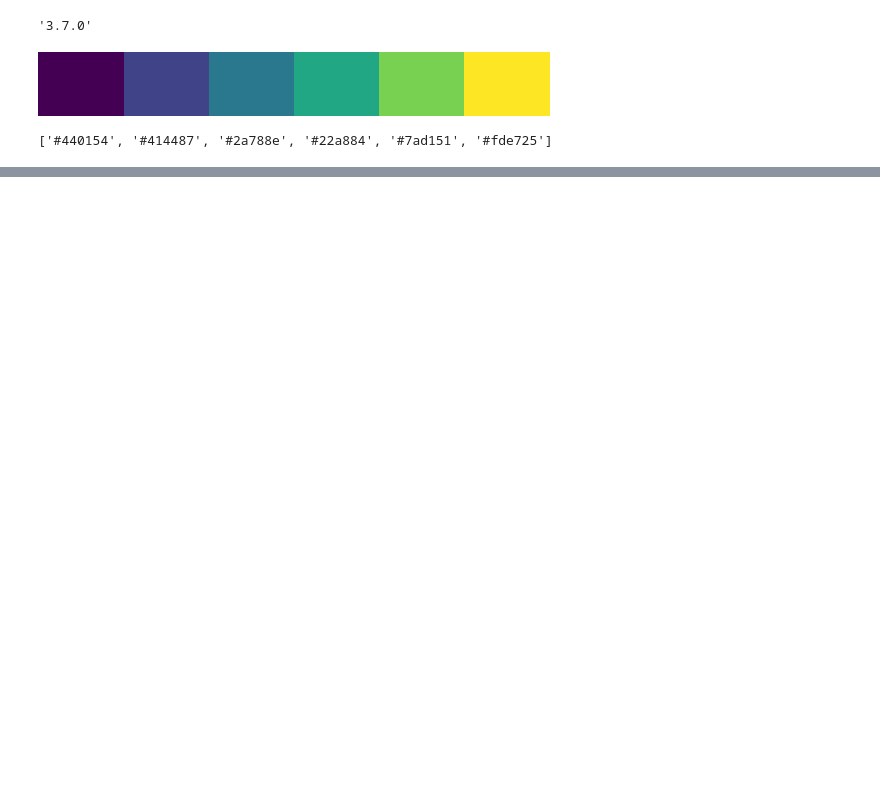
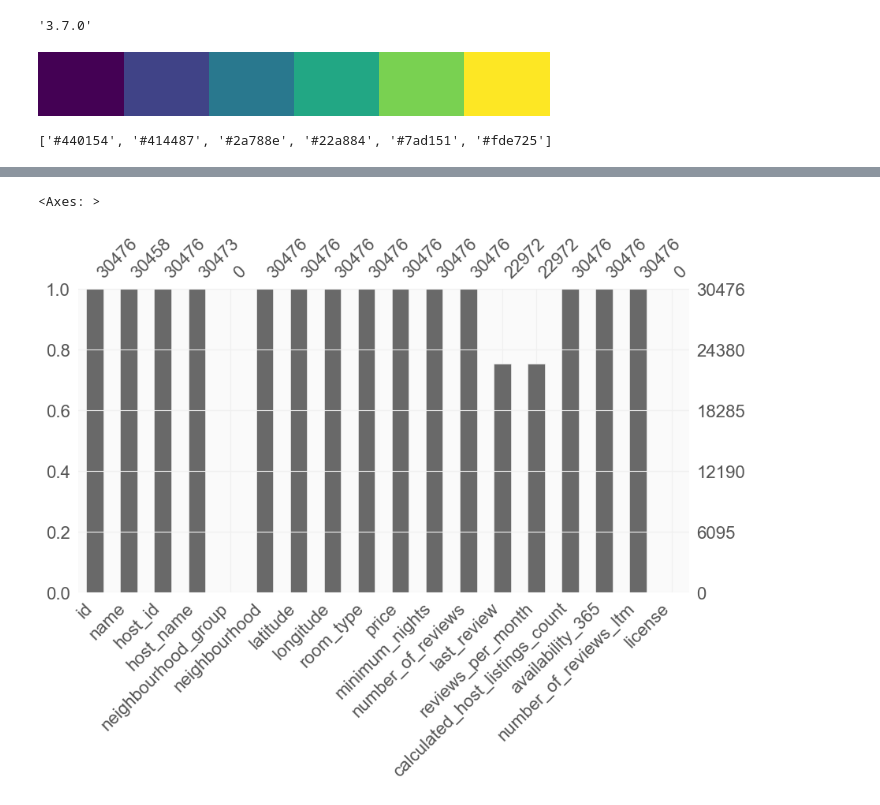
Before and after one commit to Nicole-Bidigaray/MVP-Sprint-1-PUC-RIO-2023, a Jupyter notebook: Analise dos Dados Airbnb RJ 2023.ipynb, the cells around one changed output, grey strips where cells are left out. Cells and saved outputs as stored; diff of their text form; code cells hidden in the pictures; blank space fills up the shorter version.

```diff
--- a/Analise dos Dados Airbnb RJ 2023.ipynb
+++ b/Analise dos Dados Airbnb RJ 2023.ipynb
@@ -70,5 +70,5 @@ plt.rc("axes", edgecolor="#cccccc", lw=0.1)
 [figure]
 ['#440154', '#414487', '#2a788e', '#22a884', '#7ad151', '#fde725']
 # %%
-# importar o arquivo listings.csv para um DataFrame
-df = pd.read_csv("")
+# importar o arquivo Airbnb-RJ-2023.csv para um DataFrame
+df = pd.read_csv("https://raw.githubusercontent.com/Nicole-Bidigaray/MVP-Sprint-1-PUC-RIO-2023/main/Airbnb-RJ-2023.csv")
@@ -74,0 +223,6 @@ df = pd.read_csv("")
+# %%
+# visualização das entradas de cada coluna, aqui podemos notar visualmente as colunas com valores NaN
+msno.bar (df, figsize = (10,5))
+# %% [output]
+<Axes: >
+[figure, added]
```
Also changed, not shown: parts of 45 cells of this notebook.
